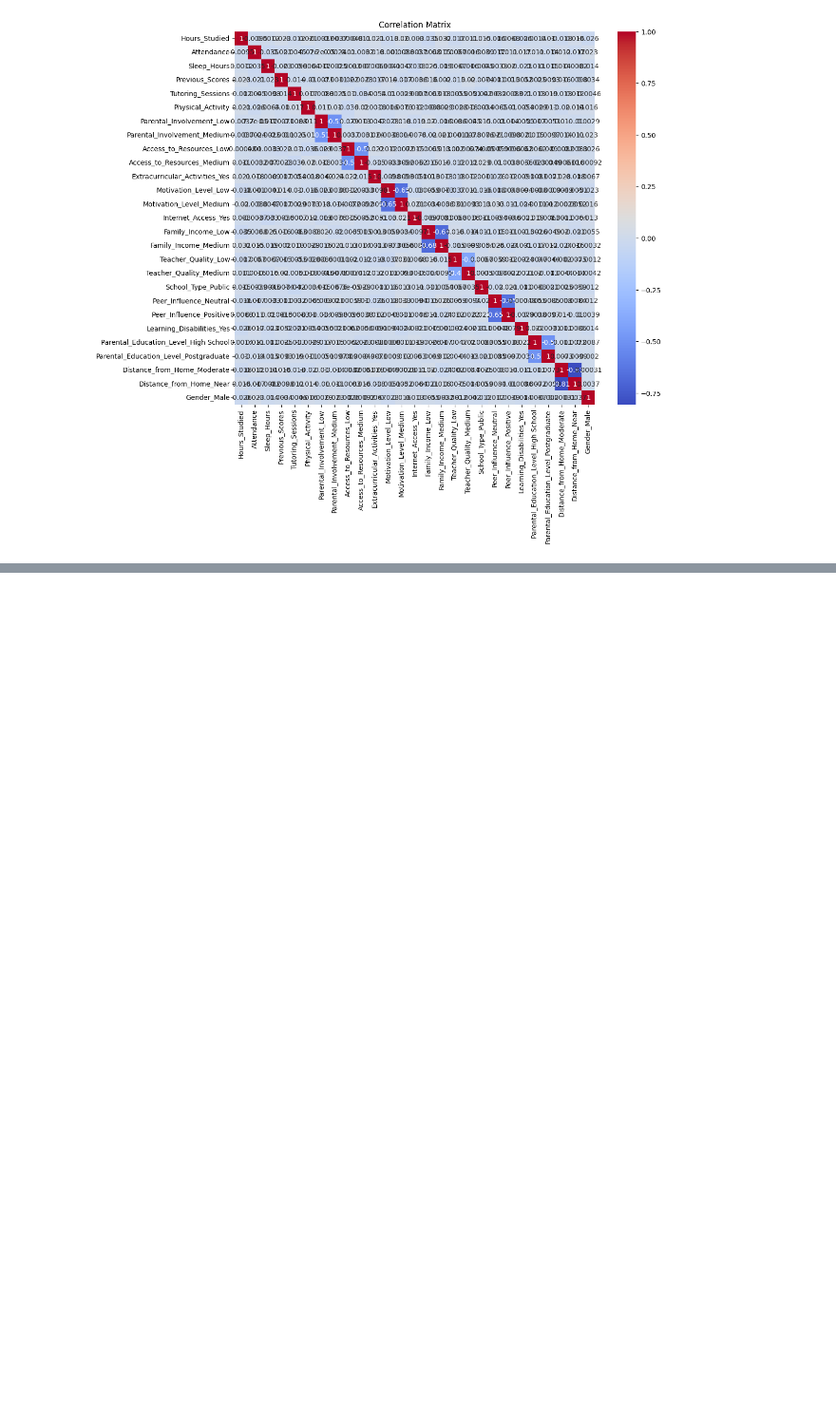
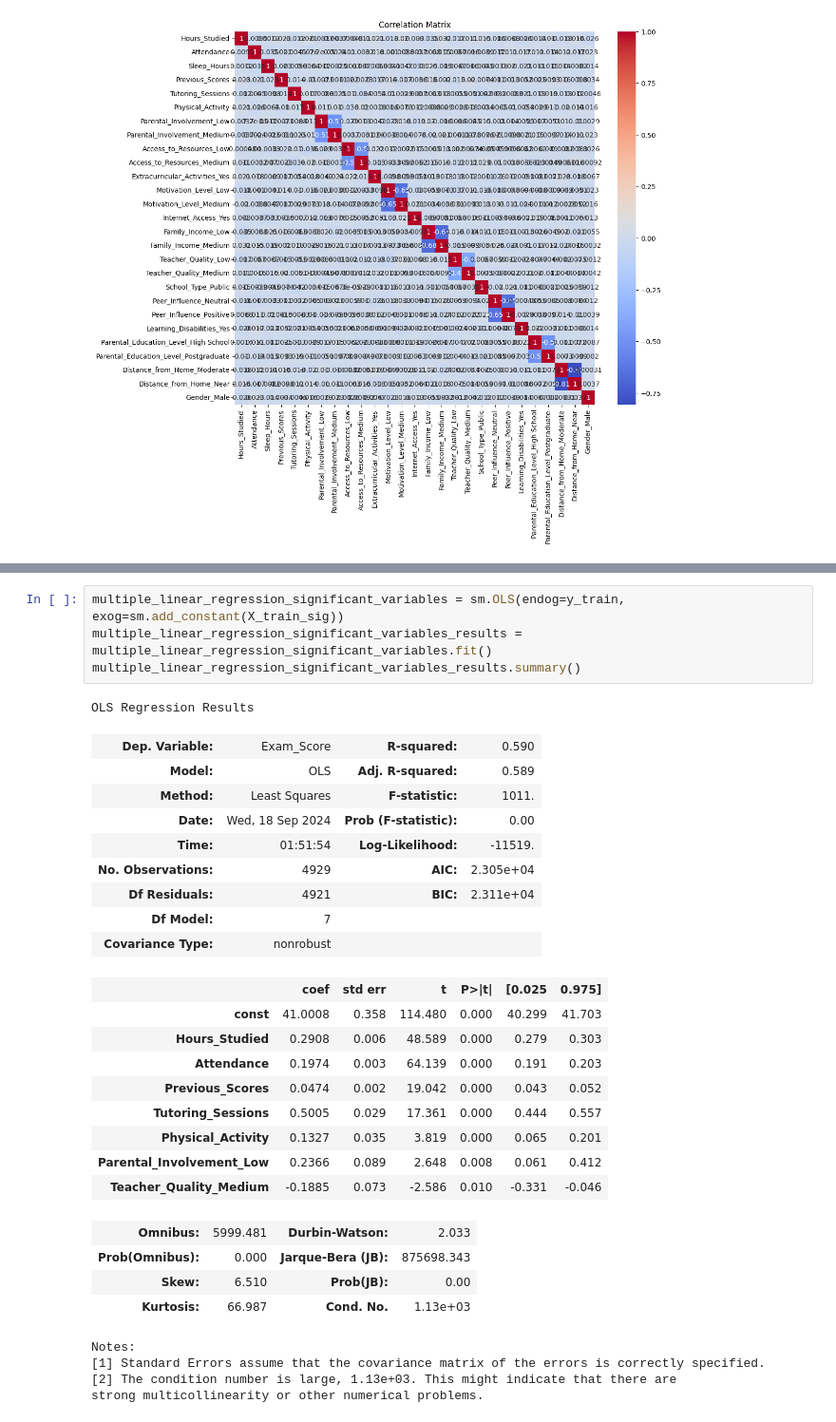
Before and after one commit to josh-g-grimes/Regression-Analysis---College-Exam-Performance, a Jupyter notebook: notebook.ipynb, the cells around one changed output, grey strips where cells are left out. Shown: that part at 95% size. Saved outputs shown, nothing was run; the diff lists cells and outputs as text; blank space fills up the shorter version.

Commit message:
Modeling - Assess Model - Multiple Linear Regression with only significant predictors

```diff
--- a/notebook.ipynb
+++ b/notebook.ipynb
@@ -247,0 +256,32 @@ X_train_sig = X_train.drop(columns=['Sleep_Hours', 'Parental_Involvement_Medium'
+# %%
+multiple_linear_regression_significant_variables = sm.OLS(endog=y_train, exog=sm.add_constant(X_train_sig))
+multiple_linear_regression_significant_variables_results = multiple_linear_regression_significant_variables.fit()
+multiple_linear_regression_significant_variables_results.summary()
+# %% [output]
+OLS Regression Results
+| Dep. Variable: | Exam_Score | R-squared: | 0.590 |
+| Model: | OLS | Adj. R-squared: | 0.589 |
+| Method: | Least Squares | F-statistic: | 1011. |
+| Date: | Wed, 18 Sep 2024 | Prob (F-statistic): | 0.00 |
+| Time: | 01:51:54 | Log-Likelihood: | -11519. |
+| No. Observations: | 4929 | AIC: | 2.305e+04 |
+| Df Residuals: | 4921 | BIC: | 2.311e+04 |
+| Df Model: | 7 |  |  |
+| Covariance Type: | nonrobust |  |  |
+|  | coef | std err | t | P>|t| | [0.025 | 0.975] |
+| const | 41.0008 | 0.358 | 114.480 | 0.000 | 40.299 | 41.703 |
+| Hours_Studied | 0.2908 | 0.006 | 48.589 | 0.000 | 0.279 | 0.303 |
+| Attendance | 0.1974 | 0.003 | 64.139 | 0.000 | 0.191 | 0.203 |
+| Previous_Scores | 0.0474 | 0.002 | 19.042 | 0.000 | 0.043 | 0.052 |
+| Tutoring_Sessions | 0.5005 | 0.029 | 17.361 | 0.000 | 0.444 | 0.557 |
+| Physical_Activity | 0.1327 | 0.035 | 3.819 | 0.000 | 0.065 | 0.201 |
+| Parental_Involvement_Low | 0.2366 | 0.089 | 2.648 | 0.008 | 0.061 | 0.412 |
+| Teacher_Quality_Medium | -0.1885 | 0.073 | -2.586 | 0.010 | -0.331 | -0.046 |
+| Omnibus: | 5999.481 | Durbin-Watson: | 2.033 |
+| Prob(Omnibus): | 0.000 | Jarque-Bera (JB): | 875698.343 |
+| Skew: | 6.510 | Prob(JB): | 0.00 |
+| Kurtosis: | 66.987 | Cond. No. | 1.13e+03 |
+Notes:
+[1] Standard Errors assume that the covariance matrix of the errors is correctly specified.
+[2] The condition number is large, 1.13e+03. This might indicate that there are
+strong multicollinearity or other numerical problems.
```
Also changed, not shown: parts of 4 cells of this notebook.
